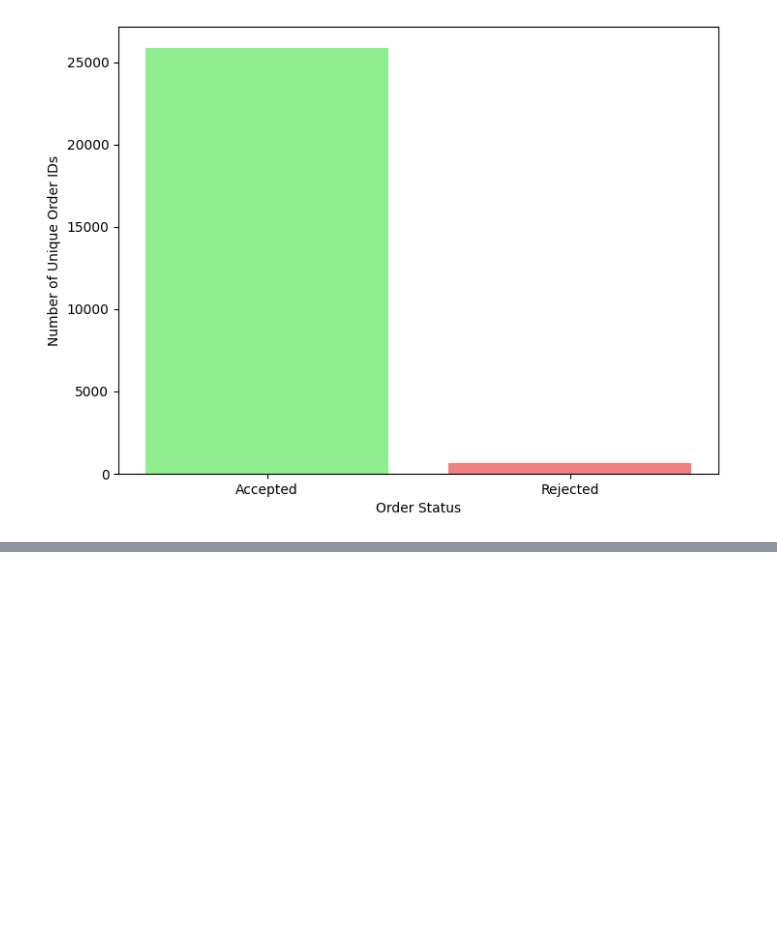
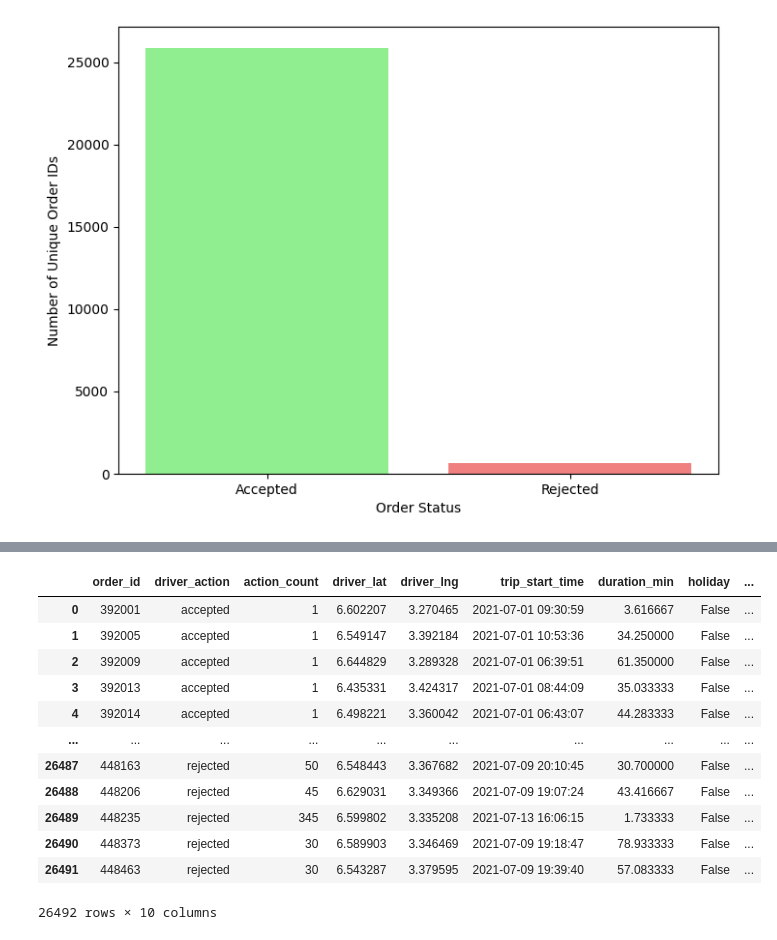
Before and after one commit to mahbubah/Logistic_optimization_Causal_Inference, a Jupyter notebook: notebooks/EDA_delivery_requests.ipynb, the cells around one changed output, grey strips where cells are left out. Cells and saved outputs as stored; diff of their text form; code cells hidden in the pictures; blank space fills up the shorter version.

```diff
--- a/notebooks/EDA_delivery_requests.ipynb
+++ b/notebooks/EDA_delivery_requests.ipynb
@@ -153,0 +224,2 @@ plt.show()
+# %%
+delivery_requests.rename(columns={"lat":"driver_lat","lng":"driver_lng"},inplace=True)
@@ -153,0 +252,8 @@ plt.show()
+# %%
+delivery_requests_new=delivery_requests.groupby(["order_id","driver_action"],as_index=False).agg(
+    {
+        "driver_id":"count",
+        "driver_lat":"mean",
+        "driver_lng":"mean",
+    }
+    )
@@ -153,0 +276,3 @@ plt.show()
+# %%
+accepted_delivery_orders=delivery_requests_new[delivery_requests_new["driver_action"]=="accepted"]
+rejected_delivery_orders=delivery_requests_new[~delivery_requests_new.order_id.isin(accepted_orders.order_id)]
@@ -153,0 +311,23 @@ plt.show()
+# %%
+# Assuming accepted_delivery_orders and rejected_delivery_orders are DataFrame objects
+unique_delivery_orders = pd.concat([accepted_delivery_orders, rejected_delivery_orders])
+
+# Now you can proceed with your merging and renaming operations
+clean_merged_df = unique_delivery_orders.merge(completed_orders_useful_data, on="order_id")
+clean_merged_df.rename(columns={"driver_id": "action_count"}, inplace=True)
+# %%
+clean_merged_df
+# %% [output]
+|  | order_id | driver_action | action_count | driver_lat | driver_lng | trip_start_time | duration_min | holiday | ... |
+| 0 | 392001 | accepted | 1 | 6.602207 | 3.270465 | 2021-07-01 09:30:59 | 3.616667 | False | ... |
+| 1 | 392005 | accepted | 1 | 6.549147 | 3.392184 | 2021-07-01 10:53:36 | 34.250000 | False | ... |
+| 2 | 392009 | accepted | 1 | 6.644829 | 3.289328 | 2021-07-01 06:39:51 | 61.350000 | False | ... |
+| 3 | 392013 | accepted | 1 | 6.435331 | 3.424317 | 2021-07-01 08:44:09 | 35.033333 | False | ... |
+| 4 | 392014 | accepted | 1 | 6.498221 | 3.360042 | 2021-07-01 06:43:07 | 44.283333 | False | ... |
+| ... | ... | ... | ... | ... | ... | ... | ... | ... | ... |
+| 26487 | 448163 | rejected | 50 | 6.548443 | 3.367682 | 2021-07-09 20:10:45 | 30.700000 | False | ... |
+| 26488 | 448206 | rejected | 45 | 6.629031 | 3.349366 | 2021-07-09 19:07:24 | 43.416667 | False | ... |
+| 26489 | 448235 | rejected | 345 | 6.599802 | 3.335208 | 2021-07-13 16:06:15 | 1.733333 | False | ... |
+| 26490 | 448373 | rejected | 30 | 6.589903 | 3.346469 | 2021-07-09 19:18:47 | 78.933333 | False | ... |
+| 26491 | 448463 | rejected | 30 | 6.543287 | 3.379595 | 2021-07-09 19:39:40 | 57.083333 | False | ... |
+26492 rows × 10 columns
```
Also changed, not shown: parts of 25 cells of this notebook, 1 other file.
